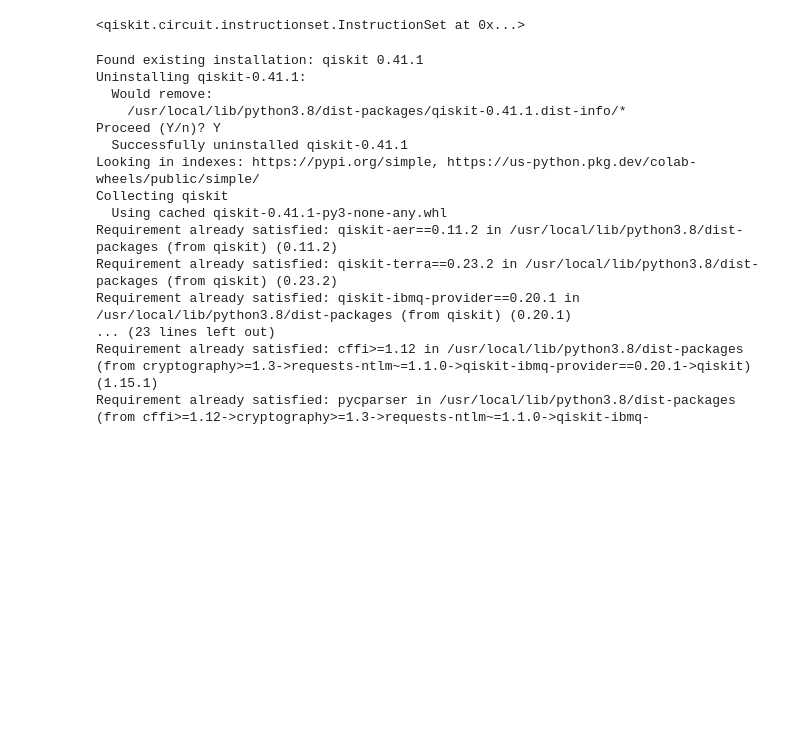
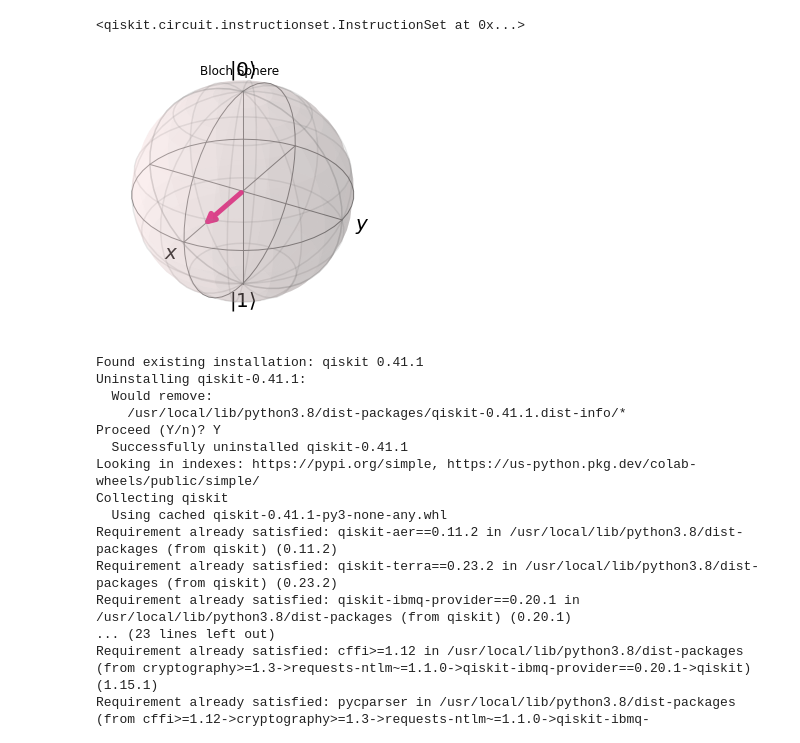
Before and after one commit to nikibeep/ckt_qiskit, a Jupyter notebook: ckt_q.ipynb, the cells around one changed output. Cells and saved outputs as stored; diff of their text form; code cells hidden in the pictures; blank space fills up the shorter version.

```diff
--- a/ckt_q.ipynb
+++ b/ckt_q.ipynb
@@ -136,6 +138,36 @@ def update(frame):
     ax.set_title('Frame {}'.format(frame))
     statevector = execute(circ, backend=Aer.get_backend('statevector_simulator')).result().get_statevector()
     plot_bloch_multivector(statevector, ax=ax)
+# %%
+from qiskit.visualization import plot_bloch_vector
+import matplotlib.pyplot as plt
+
+# Create a quantum circuit
+qc = QuantumCircuit(1)
+qc.h(0)
+
+# Get the statevector of the circuit
+backend = Aer.get_backend('statevector_simulator')
+result = execute(qc, backend).result()
+statevector = result.get_statevector(qc)
+
+# Get the Bloch vector from the statevector
+bloch_vector = [np.real(statevector[0]), np.imag(statevector[1]), np.imag(statevector[0]), np.real(statevector[1])]
+
+# Create a new figure and axis
+fig = plt.figure(figsize=(5, 5))
+ax = fig.add_subplot(1, 1, 1, projection='3d')
+
+# Add the Bloch sphere plot to the axis
+plot_bloch_vector(bloch_vector, ax=ax)
+
+# Set the title of the axis
+ax.set_title('Bloch Sphere')
+
+# Show the plot
+plt.show()
+# %% [output]
+[figure, added]
 # %%
 !pip uninstall qiskit
 !pip install --upgrade qiskit
```
Also changed, not shown: parts of 2 cells of this notebook.
